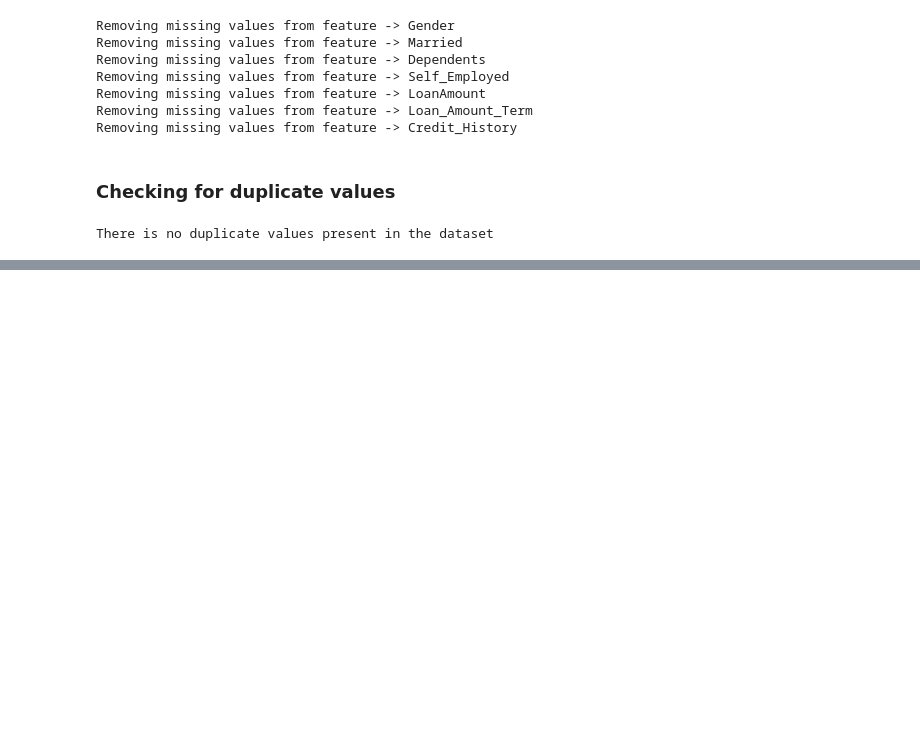
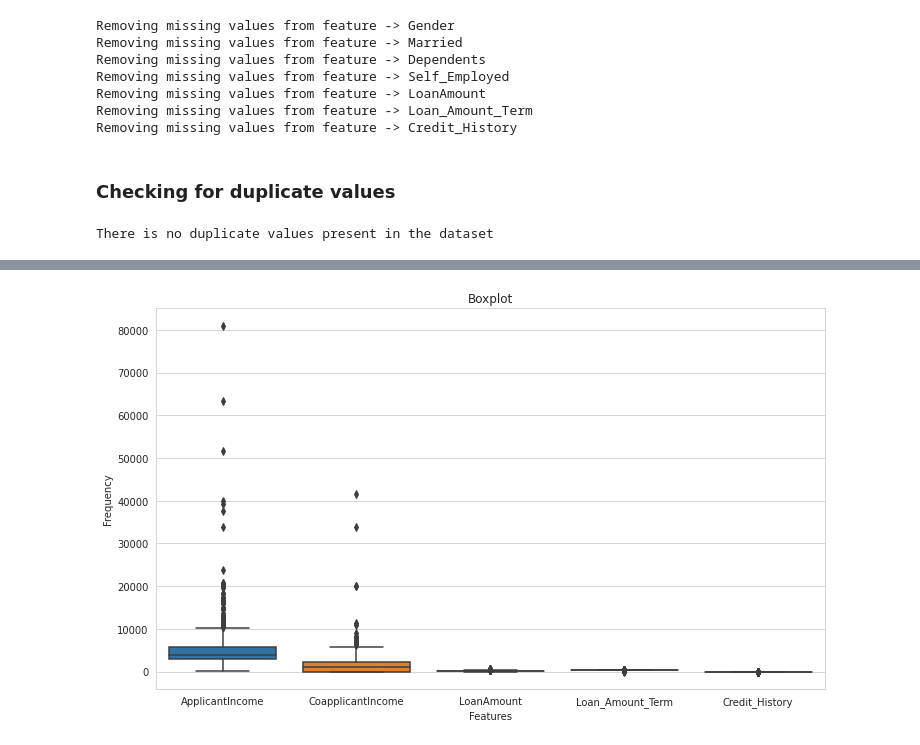
Before and after one commit to Abhishek768/Analytics_Vidhya_Loan_Prediction, a Jupyter notebook: loan_prediction.ipynb, the cells around one changed output, grey strips where cells are left out. Saved outputs shown, nothing was run; the diff lists cells and outputs as text; code cells hidden in the pictures; blank space fills up the shorter version.

```diff
--- a/loan_prediction.ipynb
+++ b/loan_prediction.ipynb
@@ -133,0 +206,8 @@ There is no duplicate values present in the dataset
+# %%
+plt.figure(figsize=(12,7));
+sns.boxplot(data=df);
+plt.title('Boxplot');
+plt.xlabel('Features');
+plt.ylabel('Frequency');
+# %% [output]
+[figure, added]
```
Also changed, not shown: parts of 14 cells of this notebook.
